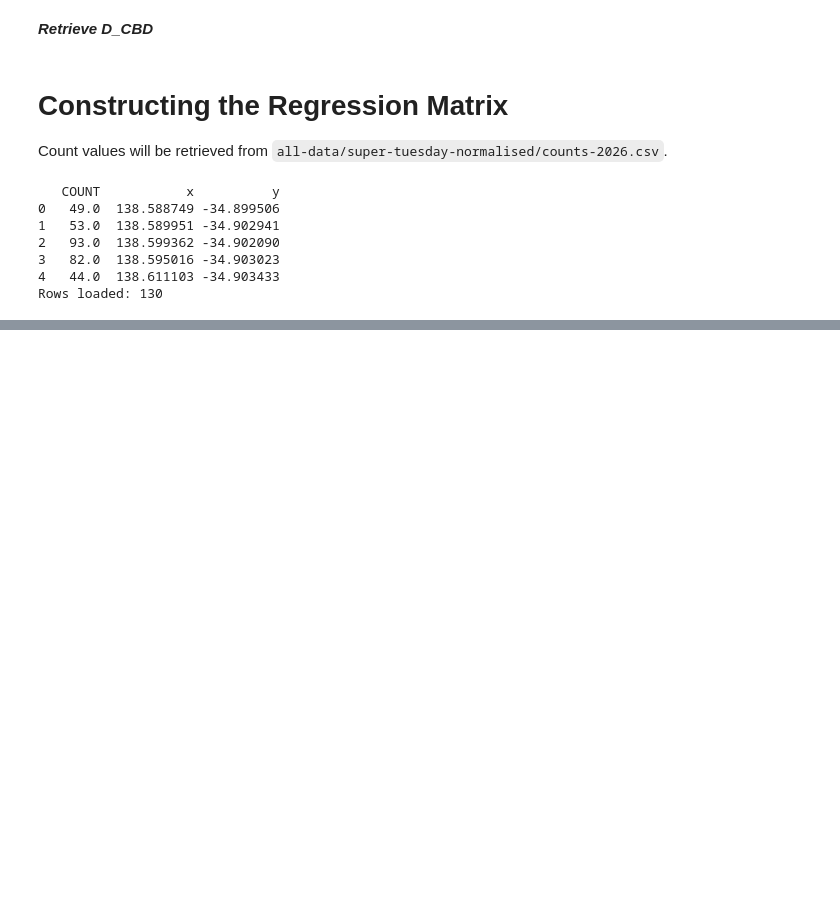
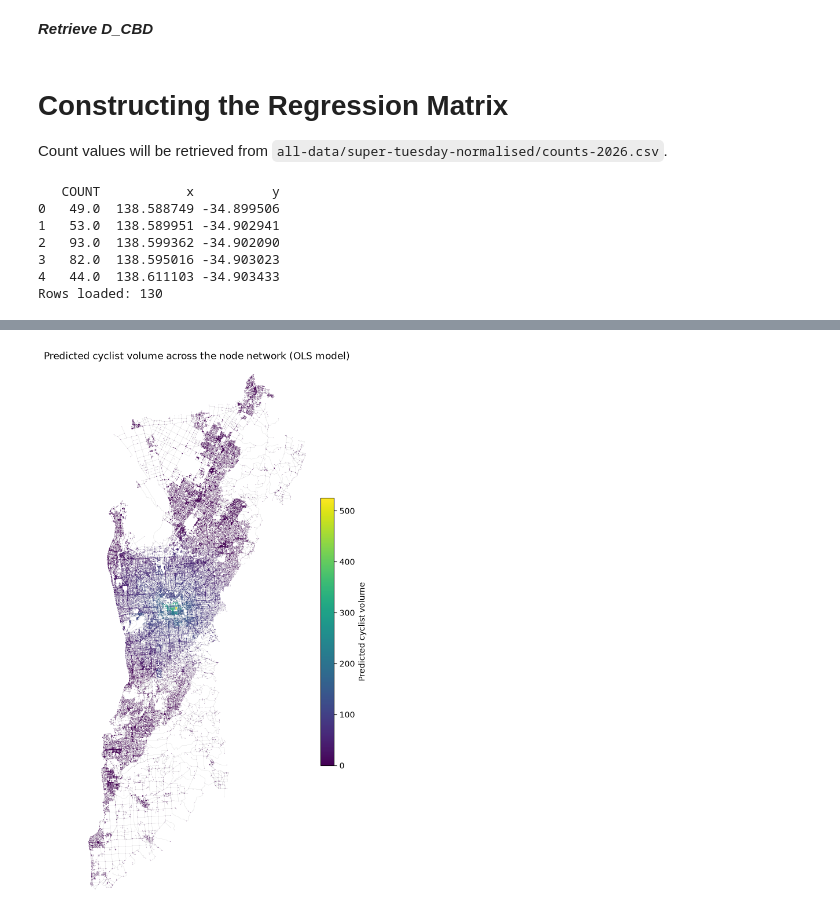
Before and after one commit to ahuyhuy/AdelaideCyclistVolumesModel, a Jupyter notebook: adelaide-model-1/MAIN.ipynb, the cells around one changed output, grey strips where cells are left out. Saved outputs shown, nothing was run; the diff lists cells and outputs as text; code cells hidden in the pictures; blank space fills up the shorter version.

Commit message:
first model complete

```diff
--- a/adelaide-model-1/MAIN.ipynb
+++ b/adelaide-model-1/MAIN.ipynb
@@ -23,6 +23,16 @@ import geopandas as gpd
 
 ox.settings.log_console = True
 ox.settings.use_cache = True
+
+# Keep cycling-infrastructure tags on graph edges. OSMnx drops "cycleway*"
+# and "bicycle" tags by default, which made INF_CI come out as all zeros.
+ox.settings.useful_tags_way += [
+    "cycleway",
+    "cycleway:left",
+    "cycleway:right",
+    "cycleway:both",
+    "bicycle",
+]
 # %% [markdown]
 __*Begin Constructing Regression Table*__
 
@@ -485,0 +638,73 @@ print(REGRESSION_TABLE.loc[REGRESSION_TABLE['dist_to_node'] > 10])
+# %%
+import os
+
+import numpy as np
+import matplotlib.pyplot as plt
+from matplotlib import cm
+from matplotlib import colors as mcolors
+
+# ---- Apply the fitted OLS model to every node in the graph ----
+# POW_* and D_CBD are already node attributes. INF_CW / INF_CI are edge-level
+# booleans, so a node gets a 1 if any of its incident edges has the flag set.
+inf_cw_by_node = {}
+inf_ci_by_node = {}
+for u, v, key, data in G.edges(keys=True, data=True):
+    if data.get("INF_CW"):
+        inf_cw_by_node[u] = 1
+        inf_cw_by_node[v] = 1
+    if data.get("INF_CI"):
+        inf_ci_by_node[u] = 1
+        inf_ci_by_node[v] = 1
+
+node_ids = list(G.nodes)
+X_nodes = np.empty((len(node_ids), len(FEATURES_USED)))
+for i, n in enumerate(node_ids):
+    d = G.nodes[n]
+    feats = {
+        "POW_0_10": d.get("POW_0_10", 0),
+        "POW_FE": d.get("POW_FE", 0),
+        "POW_CTW": d.get("POW_CTW", 0),
+        "INF_CW": inf_cw_by_node.get(n, 0),
+        "INF_CI": inf_ci_by_node.get(n, 0),
+        "D_CBD": d.get("D_CBD", 0),
+    }
+    X_nodes[i] = [feats[f] for f in FEATURES_USED]
+
+predicted = model.predict(X_nodes)
+
+for n, pred in zip(node_ids, predicted):
+    G.nodes[n]["PREDICTED_COUNT"] = float(pred)
+
+print(f"Predicted volume: min={predicted.min():.1f}  max={predicted.max():.1f}  mean={predicted.mean():.1f}")
+print(f"Negative predictions: {(predicted < 0).sum()} / {len(predicted)} nodes")
+
+# ---- Colour nodes by predicted volume (clip negatives at 0 for display) ----
+pred_color = np.clip(predicted, 0, None)
+norm = mcolors.Normalize(vmin=pred_color.min(), vmax=pred_color.max())
+cmap = plt.get_cmap("viridis")
+node_colors = [mcolors.to_hex(cmap(norm(p))) for p in pred_color]
+
+fig, ax = ox.plot_graph(
+    G,
+    node_color=node_colors,
+    node_size=0.2,
+    node_zorder=3,
+    edge_color="#cccccc",
+    edge_linewidth=0.1,
+    bgcolor="white",
+    figsize=(12, 12),
+    show=False,
+    close=False,
+)
+
+sm = cm.ScalarMappable(norm=norm, cmap=cmap)
+sm.set_array([])
+cb = fig.colorbar(sm, ax=ax, shrink=0.5, pad=0.02)
+cb.set_label("Predicted cyclist volume")
+ax.set_title("Predicted cyclist volume across the node network (OLS model)", fontsize=12)
+
+out_path = "predicted_cyclist_volumes.png"
+fig.savefig(out_path, dpi=300, bbox_inches="tight")
+print(f"Saved figure to {os.path.abspath(out_path)}")
+plt.show()
+# %% [output]
@@ -485,0 +714 @@ print(REGRESSION_TABLE.loc[REGRESSION_TABLE['dist_to_node'] > 10])
+[figure, added]
```
Also changed, not shown: parts of 13 cells of this notebook, 1 other file.
